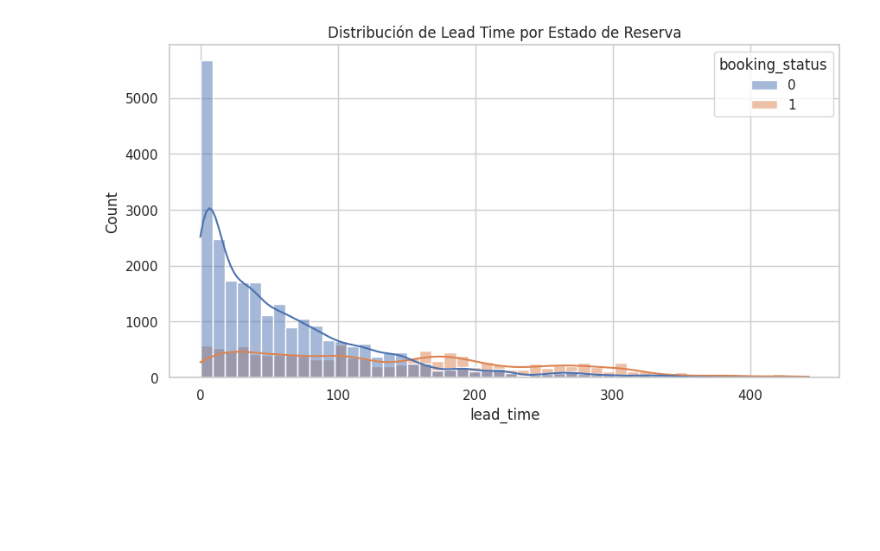
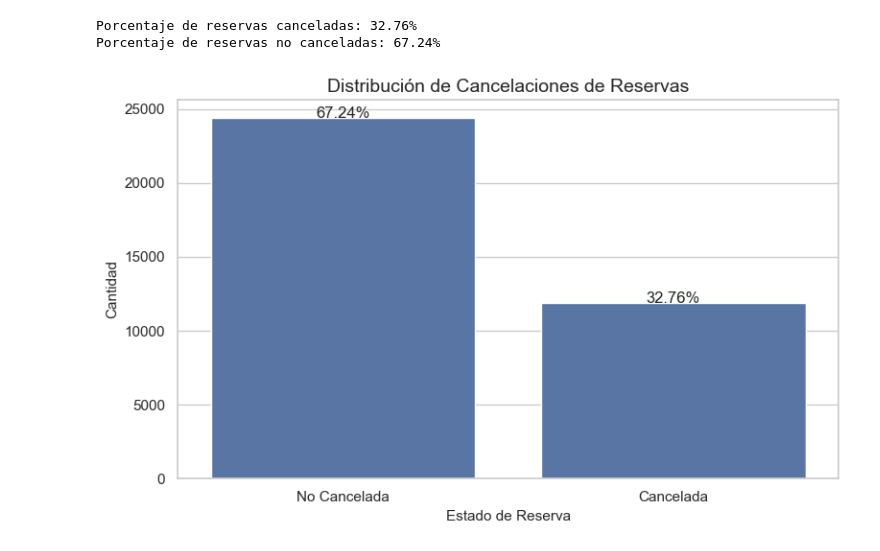
Before and after one commit to samuelcardenasg23/proyecto-final-mlds, a Jupyter notebook: modelo_reserva_hoteles.ipynb, the cells around one changed output. Drawn from its saved outputs; the diff is of its cells as text; code cells hidden in the pictures; blank space fills up the shorter version.

```diff
--- a/modelo_reserva_hoteles.ipynb
+++ b/modelo_reserva_hoteles.ipynb
@@ -48,8 +26,0 @@ plt.show()
-# %%
-# Distribución del lead time
-plt.figure(figsize=(10, 5))
-sns.histplot(data=df, x='lead_time', hue='booking_status', kde=True, bins=50)
-plt.title('Distribución de Lead Time por Estado de Reserva')
-plt.show()
-# %% [output]
-[figure, removed]
@@ -55,0 +32,27 @@ plt.show()
+# %%
+# Confirmando el desbalance en la variable objetivo
+plt.figure(figsize=(8, 5))  # Reducido de (10, 6)
+ax = sns.countplot(x='booking_status', data=df)
+plt.title('Distribución de Cancelaciones de Reservas', fontsize=14)
+plt.xlabel('Estado de Reserva', fontsize=11)
+plt.ylabel('Cantidad', fontsize=11)
+plt.xticks([0, 1], ['No Cancelada', 'Cancelada'])
+
+# Añadir porcentajes sobre las barras
+total = len(df)
+for p in ax.patches:
+    height = p.get_height()
+    percentage = round((height / total) * 100, 2)
+    ax.text(p.get_x() + p.get_width()/2., height + 30, f'{percentage}%', ha="center")
+
+# Cuantificar el desbalance
+canceled = df['booking_status'].mean() * 100
+not_canceled = (1 - df['booking_status'].mean()) * 100
+print(f"Porcentaje de reservas canceladas: {canceled:.2f}%")
+print(f"Porcentaje de reservas no canceladas: {not_canceled:.2f}%")
+plt.tight_layout()
+plt.show()
+# %% [output]
+Porcentaje de reservas canceladas: 32.76%
+Porcentaje de reservas no canceladas: 67.24%
+[figure, added]
```
Also changed, not shown: parts of 16 cells of this notebook, 8 other files.
